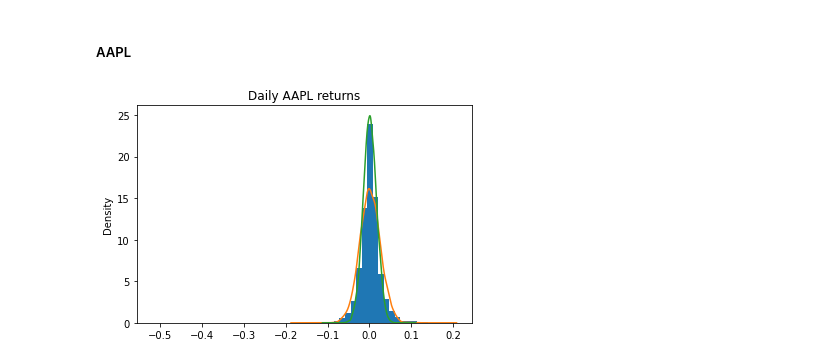
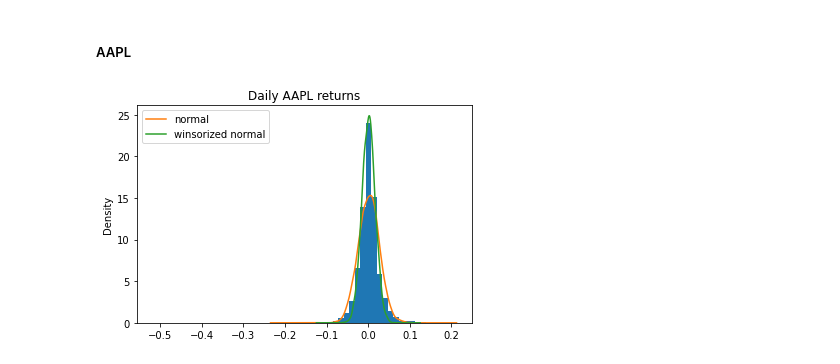
Before and after one commit to dexdx/FIN405_Problem-Sets, a Jupyter notebook: 2/PS2.ipynb, the cells around one changed output. Cells and saved outputs as stored; diff of their text form; code cells hidden in the pictures.

Commit message:
plots

```diff
--- a/2/PS2.ipynb
+++ b/2/PS2.ipynb
@@ -72,13 +72,14 @@ dtype: float64
 # %%
 N = len(ret)
 norm_aapl = pd.Series(np.random.normal(ret.aapl.mean(),ret.aapl.std(),N))
 aapl_w = ret.aapl
 aapl_w = aapl_w.where(np.abs(aapl_w)<0.04)
 norm_aapl_w = pd.Series(np.random.normal(aapl_w.mean(),aapl_w.std(),N))
 
 plt.title('Daily AAPL returns')
-plt.hist(ret.aapl, bins=50, density=True, label=);
-norm_aapl.plot.kde();
-norm_aapl_w.plot.kde();
+plt.hist(ret.aapl, bins=50, density=True);
+norm_aapl.plot.kde(label='normal');
+norm_aapl_w.plot.kde(label='winsorized normal');
+plt.legend();
 # %% [output]
-[figure, old version]
+[figure, new version]
```
Also changed, not shown: parts of 8 cells of this notebook.
